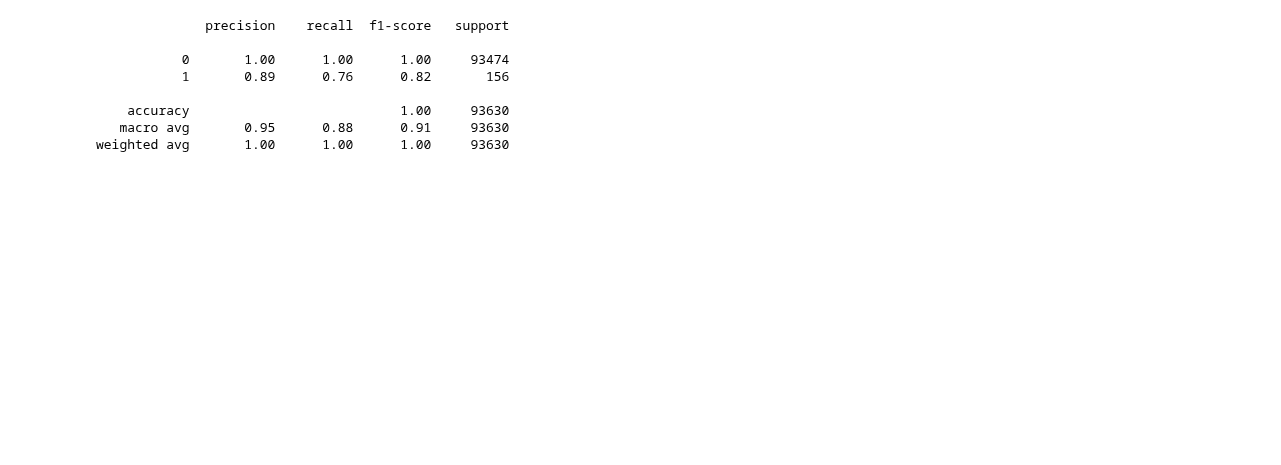
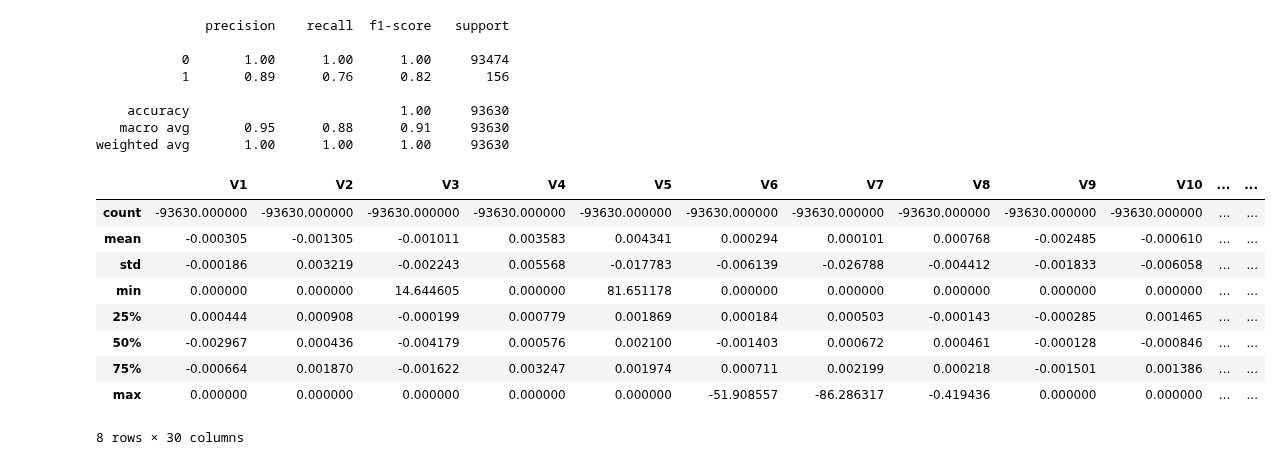
Before and after one commit to VenomGTV8/ML_kurs2023, a Jupyter notebook: Credit card fraud detection/Task.ipynb, the cells around one changed output. Drawn from its saved outputs; the diff is of its cells as text; code cells hidden in the pictures; blank space fills up the shorter version.

```diff
--- a/Credit card fraud detection/Task.ipynb
+++ b/Credit card fraud detection/Task.ipynb
@@ -112,12 +114,12 @@ weighted avg       1.00      0.97      0.98     93630
 # %%
 #в итоге для первого класса плохие результаты
 # %%
-pipe = Pipeline([('scaler', StandardScaler()),
+pipe_final = Pipeline([('scaler', StandardScaler()),
                  ('clf', RandomForestClassifier(class_weight = 'balanced', n_jobs=-1))])
 
-pipe.fit(Xtrain, ytrain)
+pipe_final.fit(Xtrain, ytrain)
 
-ypred = pipe.predict(Xtest)
+ypred = pipe_final.predict(Xtest)
 
 print(classification_report(ytest, ypred))
 # %% [output]
@@ -132,3 +134,12 @@ weighted avg       1.00      1.00      1.00     93630
 # %%
 #теперь оба класса выровнялись по метрикам - будем использовать эту модель
 #только попробуем сбалансировать классы
+# %%
+pipe = Pipeline([('scaler', StandardScaler()),
+                 ('clf', SVC(kernel='rbf', random_state=42, gamma=0.2, C=10.0))])
+
+pipe.fit(Xtrain, ytrain)
+
+ypred = pipe.predict(Xtest)
+
+print(classification_report(ytest, ypred))
@@ -134,0 +158,9 @@ weighted avg       1.00      1.00      1.00     93630
+# %%
+pipe = Pipeline([('scaler', StandardScaler()),
+                 ('clf', KNeighborsClassifier(n_neighbors=3))])
+
+pipe.fit(Xtrain, ytrain)
+
+ypred = pipe.predict(Xtest)
+
+print(classification_report(ytest, ypred))
@@ -153,6 +196,23 @@ print(classification_report(ytest, ypred))
     accuracy                           1.00     93630
    macro avg       0.95      0.88      0.91     93630
 weighted avg       1.00      1.00      1.00     93630
+# %%
+df_new = pd.concat([Xtrain, ytrain], axis = 1)
+# %%
+# в целом по статистикам отличий нет, кроме количества записей
+
+df_new.describe() - df.describe()
+# %% [output]
+|  | V1 | V2 | V3 | V4 | V5 | V6 | V7 | V8 | V9 | V10 | ... | ... |
+| count | -93630.000000 | -93630.000000 | -93630.000000 | -93630.000000 | -93630.000000 | -93630.000000 | -93630.000000 | -93630.000000 | -93630.000000 | -93630.000000 | ... | ... |
+| mean | -0.000305 | -0.001305 | -0.001011 | 0.003583 | 0.004341 | 0.000294 | 0.000101 | 0.000768 | -0.002485 | -0.000610 | ... | ... |
+| std | -0.000186 | 0.003219 | -0.002243 | 0.005568 | -0.017783 | -0.006139 | -0.026788 | -0.004412 | -0.001833 | -0.006058 | ... | ... |
+| min | 0.000000 | 0.000000 | 14.644605 | 0.000000 | 81.651178 | 0.000000 | 0.000000 | 0.000000 | 0.000000 | 0.000000 | ... | ... |
+| 25% | 0.000444 | 0.000908 | -0.000199 | 0.000779 | 0.001869 | 0.000184 | 0.000503 | -0.000143 | -0.000285 | 0.001465 | ... | ... |
+| 50% | -0.002967 | 0.000436 | -0.004179 | 0.000576 | 0.002100 | -0.001403 | 0.000672 | 0.000461 | -0.000128 | -0.000846 | ... | ... |
+| 75% | -0.000664 | 0.001870 | -0.001622 | 0.003247 | 0.001974 | 0.000711 | 0.002199 | 0.000218 | -0.001501 | 0.001386 | ... | ... |
+| max | 0.000000 | 0.000000 | 0.000000 | 0.000000 | 0.000000 | -51.908557 | -86.286317 | -0.419436 | 0.000000 | 0.000000 | ... | ... |
+8 rows × 30 columns
 # %%
 # precision после этого упал
 
```
Also changed, not shown: parts of 8 cells of this notebook.
